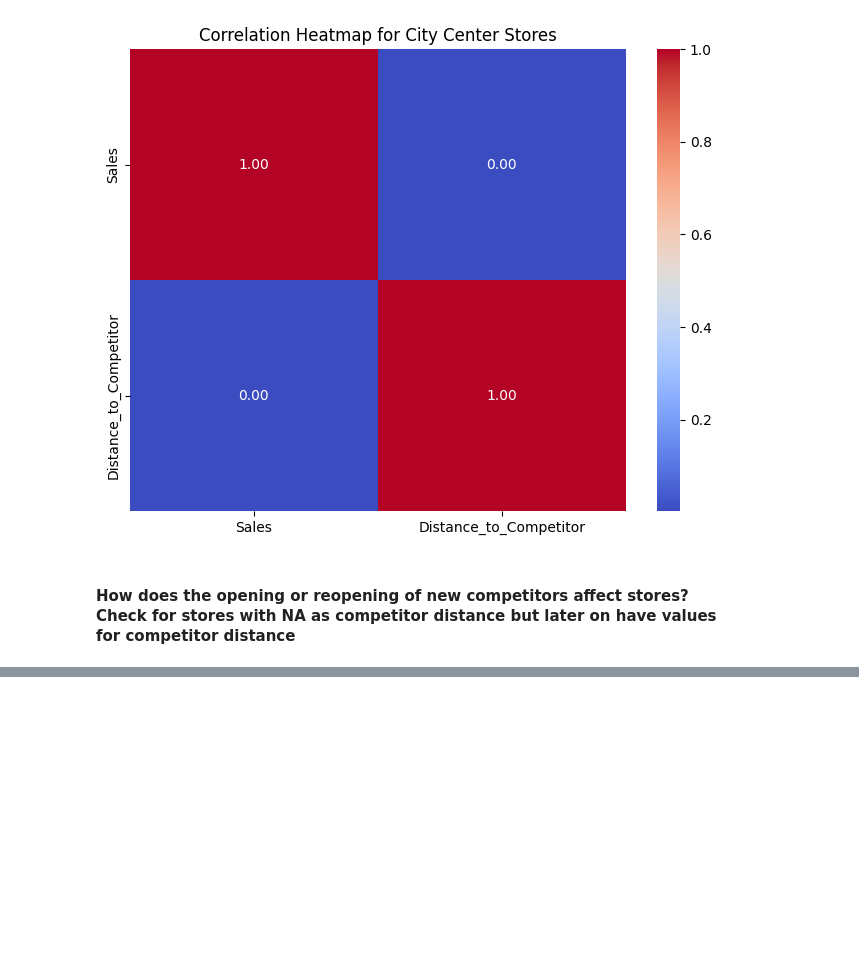
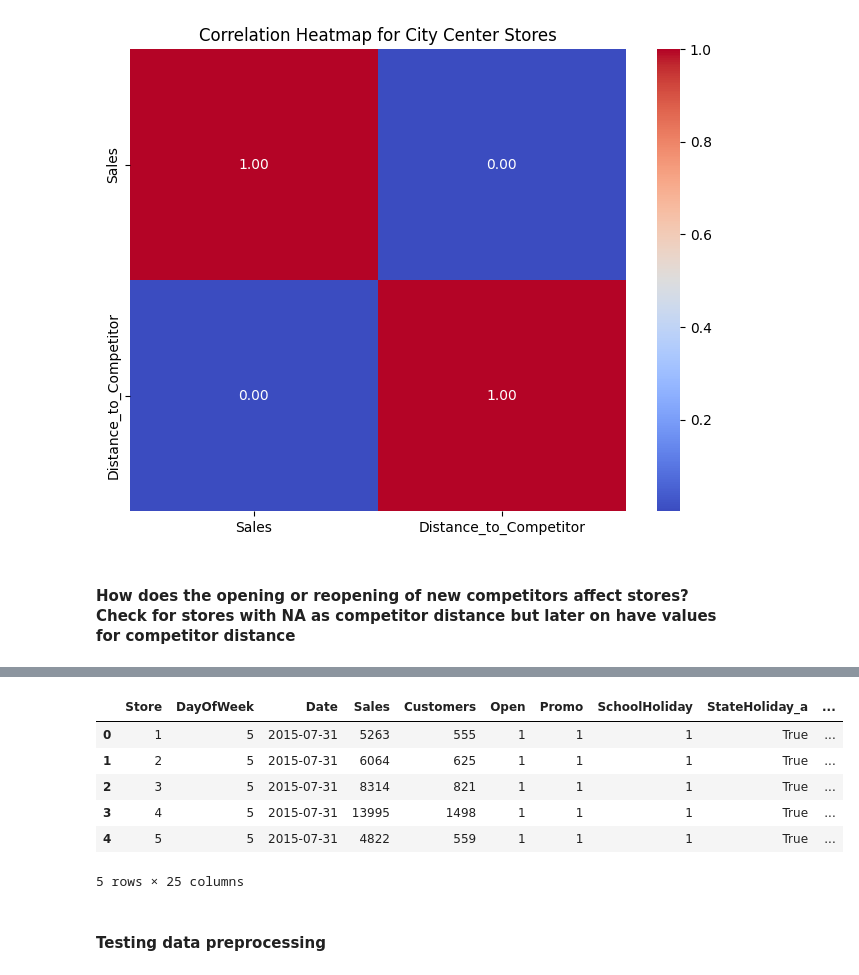
Before and after one commit to amsalugetasew/10_Academy_AI_Mastery_kifiya_Week_4, a Jupyter notebook: Notebooks/main.ipynb, the cells around one changed output, grey strips where cells are left out. Drawn from its saved outputs; the diff is of its cells as text; code cells hidden in the pictures; blank space fills up the shorter version.

```diff
--- a/Notebooks/main.ipynb
+++ b/Notebooks/main.ipynb
@@ -421,0 +488,30 @@ Distance_to_Competitor  0.00209                 1.00000
+# %%
+# Extract features from the Date column
+df['Date'] = pd.to_datetime(df['Date'])
+df['Weekday'] = df['Date'].dt.weekday  # Weekday (0=Monday, 6=Sunday)
+df['Is_Weekend'] = df['Weekday'].apply(lambda x: 1 if x >= 5 else 0)  # Weekend (1=True, 0=False)
+df['Month'] = df['Date'].dt.month  # Month
+df['Year'] = df['Date'].dt.year  # Year
+df['Day'] = df['Date'].dt.day  # Day
+df['Day_of_Year'] = df['Date'].dt.dayofyear  # Day of the year
+# %%
+# Beginning, mid, and end of the month
+df['Is_Beginning_Month'] = df['Day'].apply(lambda x: 1 if x <= 10 else 0)
+df['Is_Mid_Month'] = df['Day'].apply(lambda x: 1 if 11 <= x <= 20 else 0)
+df['Is_End_Month'] = df['Day'].apply(lambda x: 1 if x > 20 else 0)
+# %%
+import numpy as np
+# Create features for holidays
+# Assuming the holiday periods are marked in 'HolidayPeriod'
+df['Days_to_Holiday'] = np.where(df['HolidayPeriod_During Holiday'] == 1, 0, 7)  # Example: Default 7 days
+df['Days_After_Holiday'] = np.where(df['HolidayPeriod_During Holiday'] == 1, 0, 7)  # Example: Default 7 days
+# %%
+df.head()
+# %% [output]
+|  | Store | DayOfWeek | Date | Sales | Customers | Open | Promo | SchoolHoliday | StateHoliday_a | ... |
+| 0 | 1 | 5 | 2015-07-31 | 5263 | 555 | 1 | 1 | 1 | True | ... |
+| 1 | 2 | 5 | 2015-07-31 | 6064 | 625 | 1 | 1 | 1 | True | ... |
+| 2 | 3 | 5 | 2015-07-31 | 8314 | 821 | 1 | 1 | 1 | True | ... |
+| 3 | 4 | 5 | 2015-07-31 | 13995 | 1498 | 1 | 1 | 1 | True | ... |
+| 4 | 5 | 5 | 2015-07-31 | 4822 | 559 | 1 | 1 | 1 | True | ... |
+5 rows × 25 columns
@@ -421,0 +529,2 @@ Distance_to_Competitor  0.00209                 1.00000
+# %% [markdown]
+#### Testing data preprocessing
```
Also changed, not shown: parts of 36 cells of this notebook.
